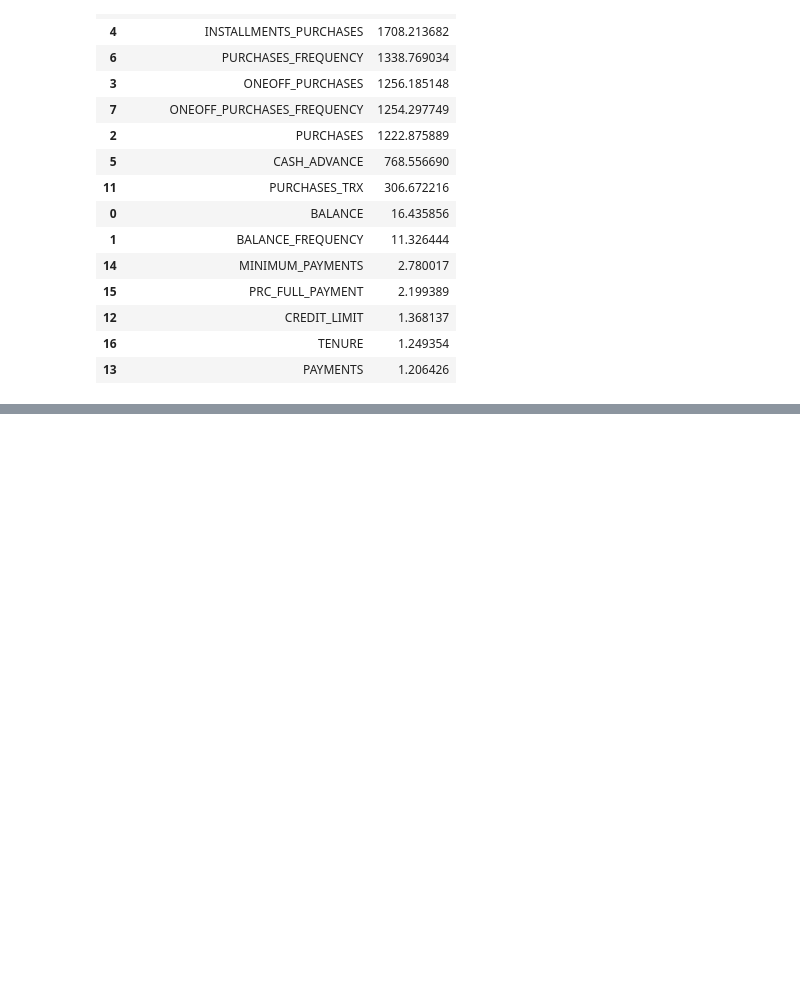
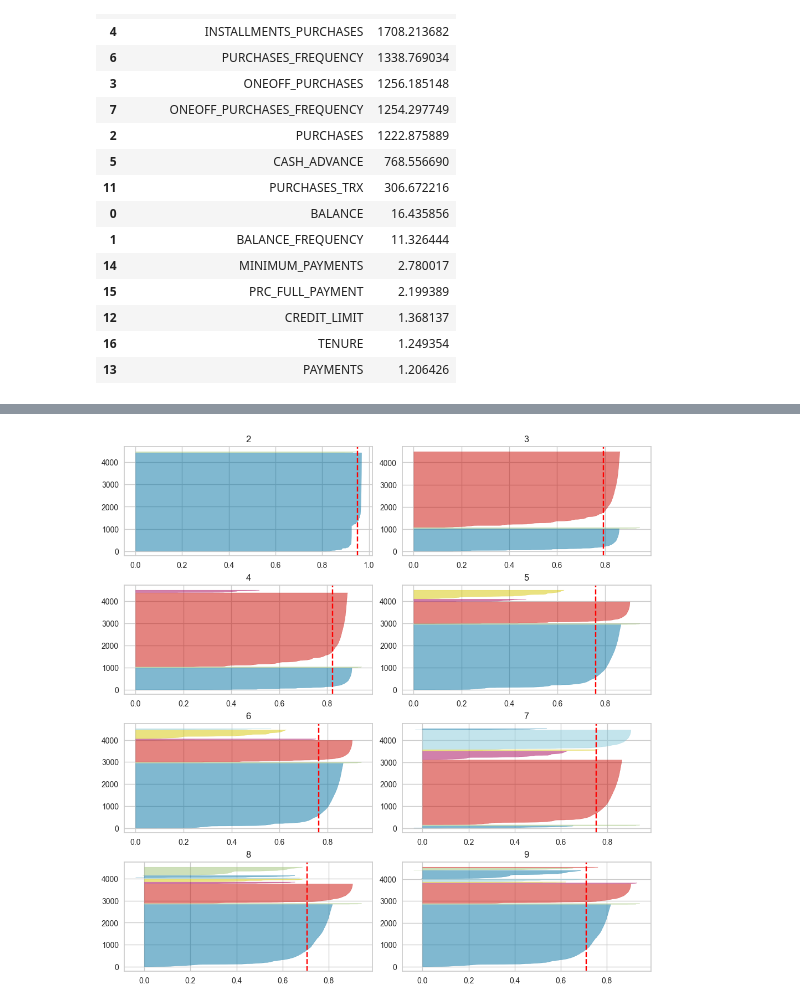
Before and after one commit to jasonrichdarmawan/p1-g4, a Jupyter notebook: h8dsft_P1G4_jason_rich_darmawan_onggo_putra.ipynb, the cells around one changed output, grey strips where cells are left out. Saved outputs shown, nothing was run; the diff lists cells and outputs as text; code cells hidden in the pictures; blank space fills up the shorter version.

```diff
--- a/h8dsft_P1G4_jason_rich_darmawan_onggo_putra.ipynb
+++ b/h8dsft_P1G4_jason_rich_darmawan_onggo_putra.ipynb
@@ -502,0 +696,15 @@ isolate()
+# %%
+# Get silhouette cofficient per point.
+def isolate():
+    X_train_final = preprocessor.fit_transform(X=X_train)
+
+    fig, axes = plt.subplots(4,2, layout="constrained", figsize=(10,10))
+
+    for kmeans, ax in zip(kmeans_list, axes.ravel()):
+        ax.set_title(kmeans.n_clusters)
+        visualizer = SilhouetteVisualizer(kmeans, colors="yellowbrick", ax=ax)
+        visualizer.fit(X=X_train_final)
+
+isolate()
+# %% [output]
+[figure, added]
```
Also changed, not shown: parts of 41 cells of this notebook, 1 other file.
